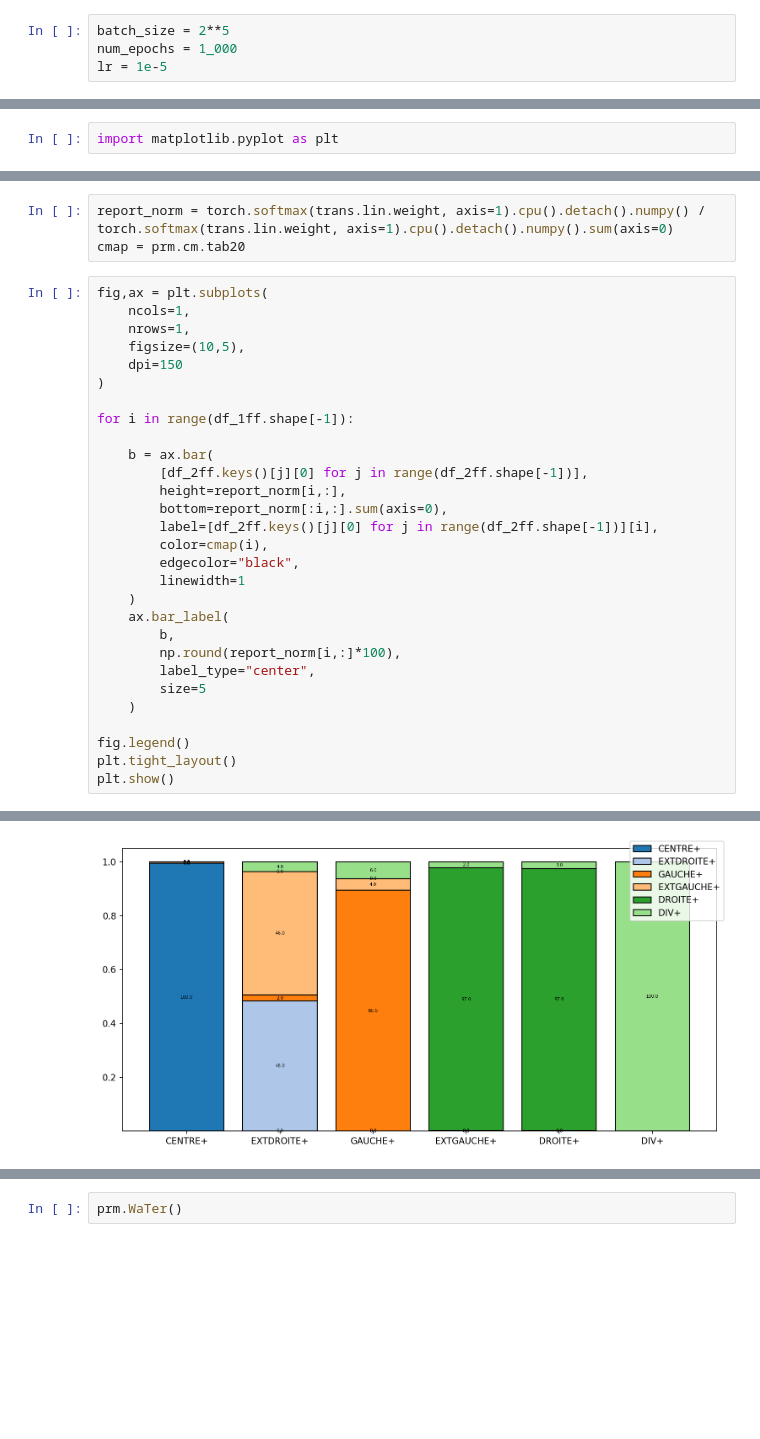
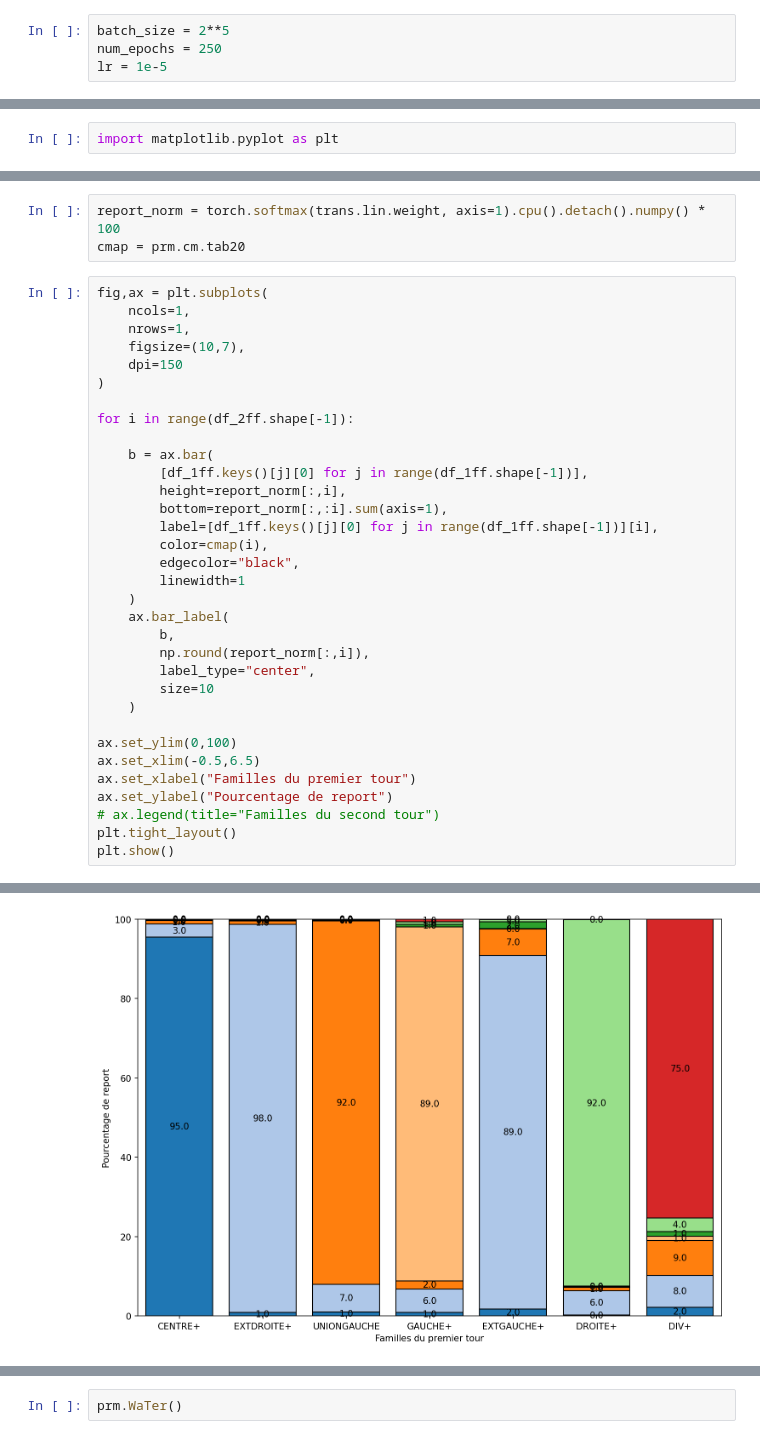
Before and after one commit to alexandre-laine/Pipeline_Elections_Legislatives, a Jupyter notebook: main/Cf_Modelisation_Transfert_Voix.ipynb, the cells around one changed output, grey strips where cells are left out. Saved outputs shown, nothing was run; the diff lists cells and outputs as text; blank space fills up the shorter version.

Commit message:
Figure oral

```diff
--- a/main/Cf_Modelisation_Transfert_Voix.ipynb
+++ b/main/Cf_Modelisation_Transfert_Voix.ipynb
@@ -195,7 +197,7 @@ def fit_data(
 ## Entrainement du modèle
 # %%
 batch_size = 2**5
-num_epochs = 1_000
+num_epochs = 250
 lr = 1e-5
 # %%
 trans, losses_train, losses_test, pred, test = fit_data(
@@ -280,33 +282,37 @@ plt.show()
 # %%
-report_norm = torch.softmax(trans.lin.weight, axis=1).cpu().detach().numpy() / torch.softmax(trans.lin.weight, axis=1).cpu().detach().numpy().sum(axis=0)
+report_norm = torch.softmax(trans.lin.weight, axis=1).cpu().detach().numpy() * 100
 cmap = prm.cm.tab20
 # %%
 fig,ax = plt.subplots(
     ncols=1,
     nrows=1,
-    figsize=(10,5),
+    figsize=(10,7),
     dpi=150
 )
 
-for i in range(df_1ff.shape[-1]):
+for i in range(df_2ff.shape[-1]):
 
     b = ax.bar(
-        [df_2ff.keys()[j][0] for j in range(df_2ff.shape[-1])],
-        height=report_norm[i,:],
-        bottom=report_norm[:i,:].sum(axis=0),
-        label=[df_2ff.keys()[j][0] for j in range(df_2ff.shape[-1])][i],
+        [df_1ff.keys()[j][0] for j in range(df_1ff.shape[-1])],
+        height=report_norm[:,i],
+        bottom=report_norm[:,:i].sum(axis=1),
+        label=[df_1ff.keys()[j][0] for j in range(df_1ff.shape[-1])][i],
         color=cmap(i),
         edgecolor="black",
         linewidth=1
     )
     ax.bar_label(
         b,
-        np.round(report_norm[i,:]*100),
+        np.round(report_norm[:,i]),
         label_type="center",
-        size=5
+        size=10
     )
 
-fig.legend()
+ax.set_ylim(0,100)
+ax.set_xlim(-0.5,6.5)
+ax.set_xlabel("Familles du premier tour")
+ax.set_ylabel("Pourcentage de report")
+# ax.legend(title="Familles du second tour")
 plt.tight_layout()
 plt.show()
 # %% [output]
@@ -331,4 +319,4 @@ posx and posy should be finite values
-[figure, old version]
+[figure, new version]
 # %%
 fig, ax = plt.subplots(
     nrows=2,
```
Also changed, not shown: parts of 6 cells of this notebook, 50 other files.
